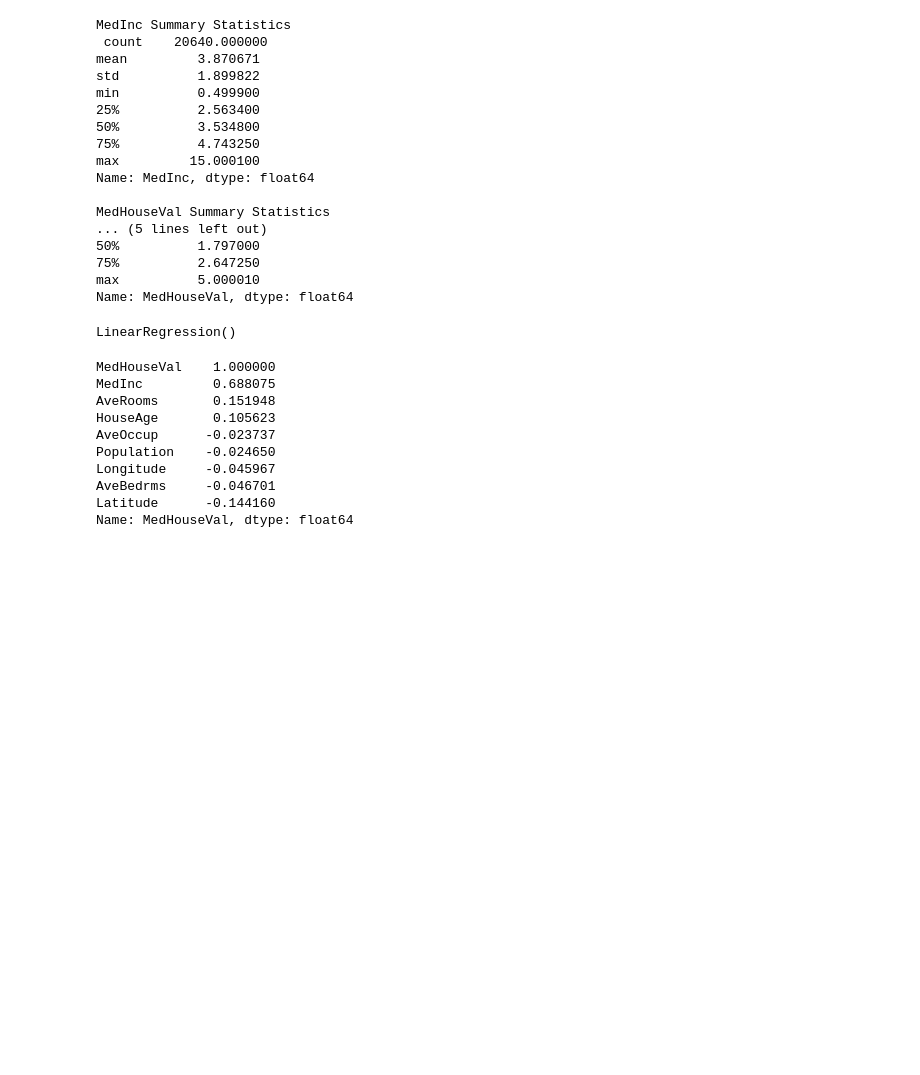
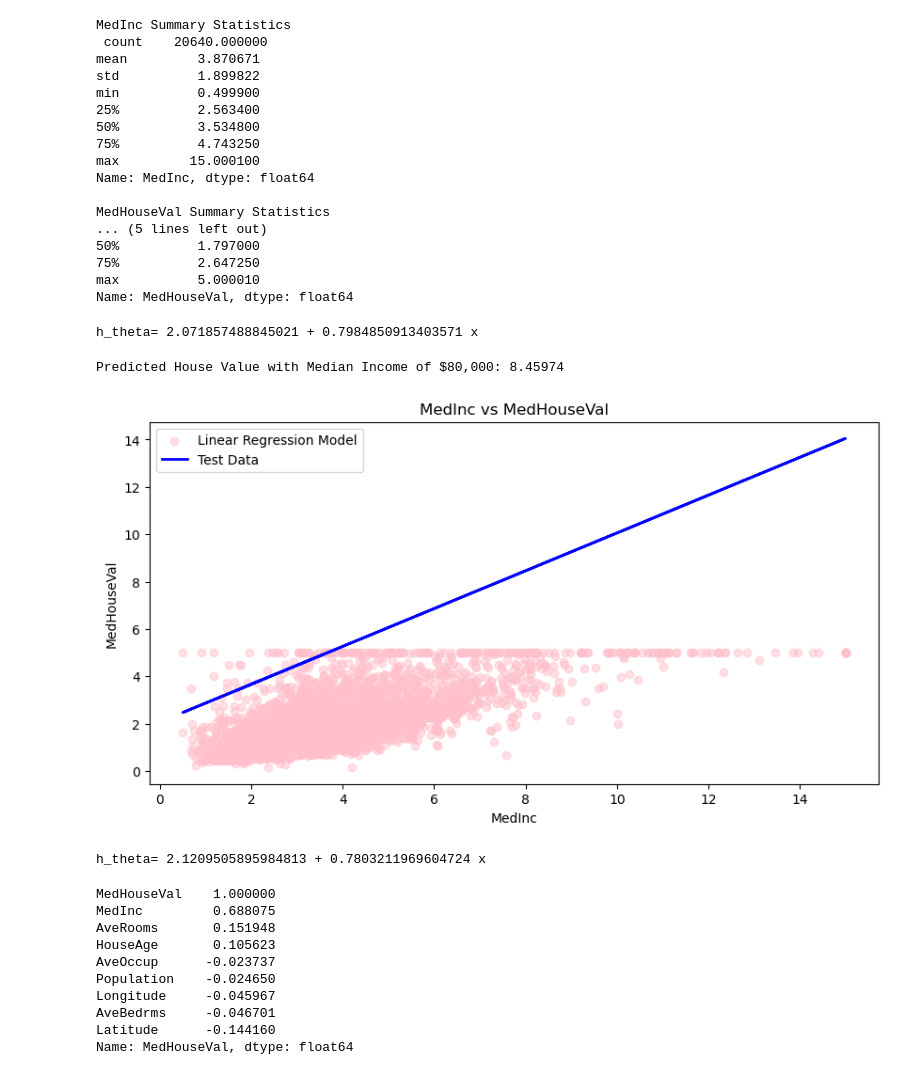
Before and after one commit to arwaguudle/Artificial-Intelligence-Coursework, a Jupyter notebook: Linear Regression.ipynb, the cells around one changed output. Cells and saved outputs as stored; diff of their text form; code cells hidden in the pictures; blank space fills up the shorter version.

Commit message:
implemented the gradient descents

```diff
--- a/Linear Regression.ipynb
+++ b/Linear Regression.ipynb
@@ -89,13 +89,11 @@ X_train, X_test, y_train, y_test = train_test_split(X, y, test_size=0.2, random_
 
 #STANDARDSING THE DATA USING STANDARD SCALER
 scaler = StandardScaler()
-X_train_scaled = scaler.fit_transform(X_train.reshape(-1,1))
+X_train_scaled = scaler.fit_transform(X_train.reshape(-1, 1)).flatten()
 # %%
 #LINEAR REGRESSION MODEL
 model = LinearRegression()
-model.fit(X_train_scaled, y_train)
+#model.fit(X_train_scaled, y_train)
-# %% [output]
-LinearRegression()
 # %%
 #GRADIENT DESCENT
 ''''
@@ -104,24 +102,58 @@ x values is the MedInc
 y values is the MedHouseVal
 alpha is the learning rate
 m is the number of observations
-
 '''
-
 theta0i = 0
 theta1i = 0
 alpha = 0.01 #our learning rate
 m = len(X_train_scaled)
+
 for i in range(1000):
     h_theta = theta0i + theta1i * X_train_scaled
-    theta0i = theta0i - alpha * (1/m) * sum(h_theta - y_train)
-    theta1i = theta1i - alpha * (1/m) * sum((h_theta - y_train) * X_train_scaled)
-print("h_theta", theta0i, "+", theta1i, "x")
+    error = h_theta - y_train
+
+    theta0i -= alpha * (1/m) * np.sum(error)
+    theta1i -= alpha * (1/m) * np.sum(error * X_train_scaled)
+print("h_theta=", theta0i, "+", theta1i, "x")
+# %% [output]
+h_theta= 2.071857488845021 + 0.7984850913403571 x
 # %%
 #PREDICTING THE MEDIAN HOUSE VALUE
 y_pred = theta0i + theta1i * X_test
 #PREDICT THE HOUSE VALUE WITH MEDIAN INCOME OF $80,000 (MedInc = 8)
-y_pred_80k = theta0i + theta1i * 8
-print("Predicted House Value with Median Income of $80,000: ", y_pred_80k)
+y_pred_80 = theta0i + theta1i * 8
+print(f"Predicted House Value with Median Income of $80,000: {y_pred_80:.5f}")
+# %% [output]
+Predicted House Value with Median Income of $80,000: 8.45974
+# %%
+#PLOTTING THE LINEAR REGRESSION MODEL
+plt.figure(figsize=(10, 5))
+plt.scatter(X_test, y_test, alpha=0.5, c='pink')
+plt.plot(X_test, y_pred,linewidth = 2, c='blue')
+plt.title("MedInc vs MedHouseVal")
+plt.xlabel("MedInc")
+plt.ylabel("MedHouseVal")
+plt.legend(["Linear Regression Model", "Test Data"])
+plt.show()
+# %% [output]
+[figure, added]
+# %%
+#STOCHASTIC GRADIENT DESCENT
+s_theta0i = 0
+s_theta1i = 0
+alpha = 0.01
+m = len(X_train_scaled)
+
+for i in range(1000):
+    for j in range(m):
+        s_h_theta = s_theta0i + s_theta1i * X_train_scaled[j]
+        s_error = s_h_theta - y_train[j]
+
+        s_theta0i -= alpha * s_error
+        s_theta1i -= alpha * s_error * X_train_scaled[j]
+print("h_theta=", s_theta0i, "+", s_theta1i, "x")
+# %% [output]
+h_theta= 2.1209505895984813 + 0.7803211969604724 x
 # %%
 #CALCULATING THE CORRELATION BETWEEN THE FEATURES AND THE TARGET
 correlation = df.corr()
```
